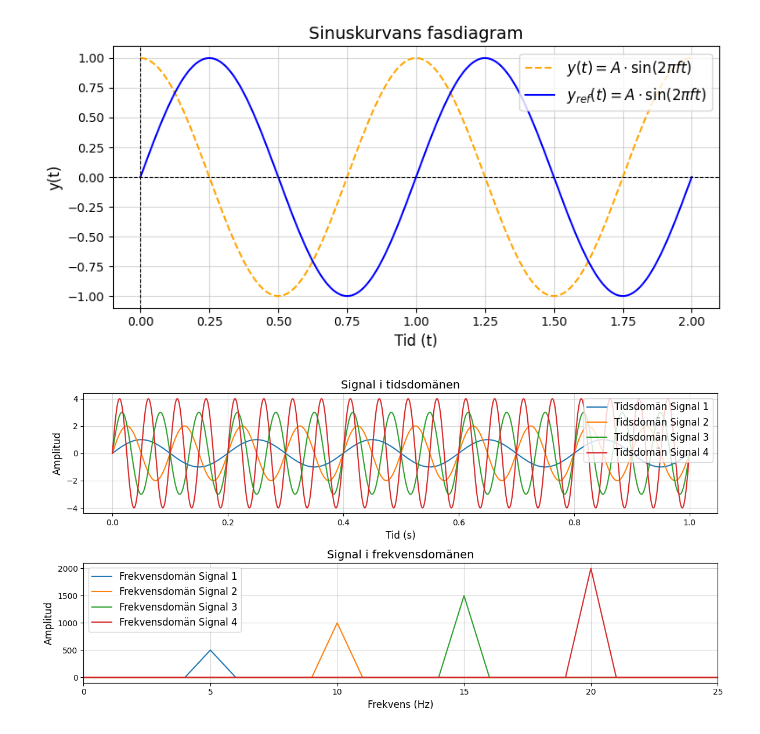
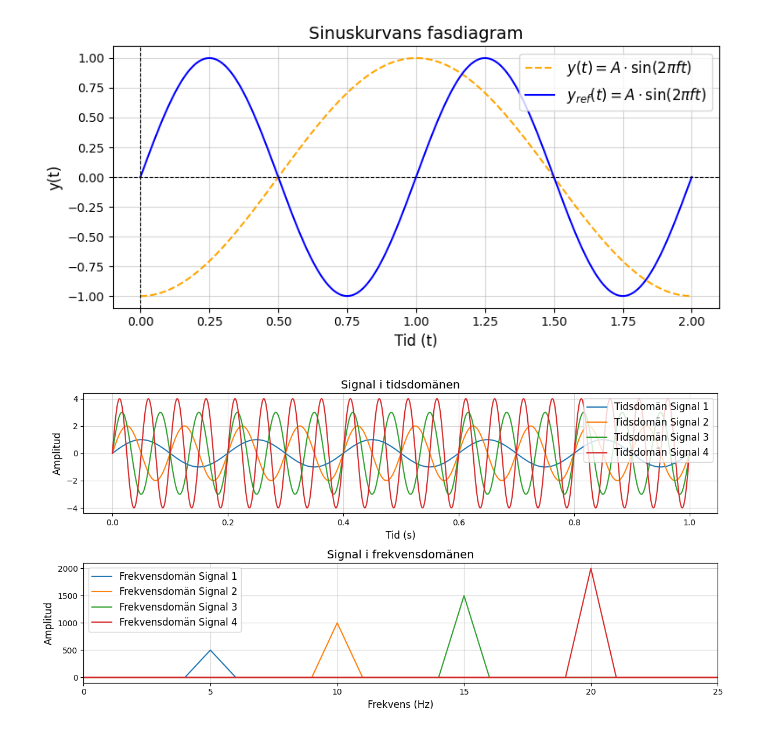
Before and after one commit to jsa91/01-jupyter, a Jupyter notebook: utbildningen/code_generator.ipynb, the cells around one changed output. Saved outputs shown, nothing was run; the diff lists cells and outputs as text; code cells hidden in the pictures.

```diff
--- a/utbildningen/code_generator.ipynb
+++ b/utbildningen/code_generator.ipynb
@@ -6,36 +6,36 @@ import matplotlib.pyplot as plt
 
 # Variables
 A = 1          # Amplitude (start at 1)
-f = 1          # Frequency in Hz (start at 1)
-phi = np.pi / 2        # Phase shift in radians (start at 0 -> np.pi / 2)
+f = 0.5          # Frequency in Hz (start at 1)
+phi = -np.pi / 2       # Phase shift in radians (start at 0 -> np.pi / 2)
 
 # Time values
 t = np.linspace(0, 2, 500)  # Time values from 0 to 2 seconds
 
 # Sine wave formula
 y = A * np.sin(2 * np.pi * f * t + phi)
 
 # Reference wave (cosine wave for comparison)
 y_ref = 1 * np.sin(2 * np.pi * 1 * t)
 
 # Plotting
 plt.figure(figsize=(8, 4))
 plt.plot(t, y, label=r"$y(t) = A \cdot \sin(2 \pi f t)$", color="orange", linestyle="--")
 plt.plot(t, y_ref, label=r"$y_{ref}(t) = A \cdot \sin(2 \pi f t)$", color="blue")
 plt.title("Sinuskurvans fasdiagram", fontsize=14)
 plt.xlabel("Tid (t)", fontsize=12)
 plt.ylabel("y(t)", fontsize=12)
 plt.axhline(0, color="black", linewidth=0.8, linestyle="--")
 plt.axvline(0, color="black", linewidth=0.8, linestyle="--")
 plt.grid(alpha=0.5)
 plt.legend(fontsize=12)
 plt.tight_layout()
 
 # Save as PNG
 #plt.savefig("sine_wave_with_reference.png")
 #plt.show()
 # %% [output]
-[figure, old version]
+[figure, new version]
 # %%
 # Kapitel 2 - Tidsdomän och frekvensdomän
 
```
Also changed, not shown: 1 other file.
